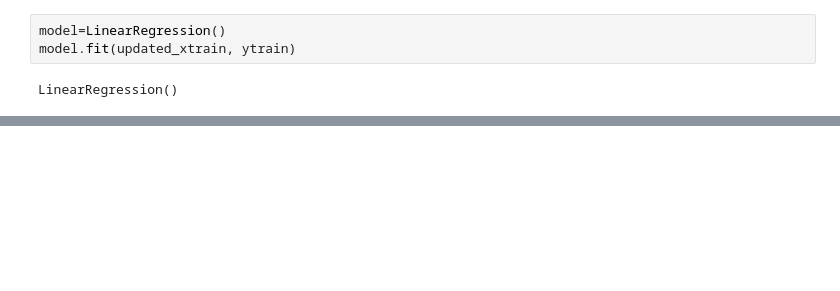
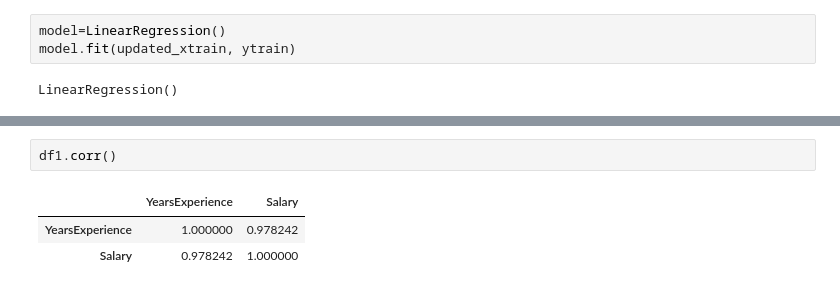
Before and after one commit to idrisrazaballry/machineLearning, a Jupyter notebook: ass3.ipynb, the cells around one changed output, grey strips where cells are left out. Drawn from its saved outputs; the diff is of its cells as text; blank space fills up the shorter version.

```diff
--- a/ass3.ipynb
+++ b/ass3.ipynb
@@ -160,0 +231,6 @@ mae=mean_absolute_error(ytrain, y_pred_train)
+# %%
+df1.corr()
+# %% [output]
+|  | YearsExperience | Salary |
+| YearsExperience | 1.000000 | 0.978242 |
+| Salary | 0.978242 | 1.000000 |
```
Also changed, not shown: parts of 30 cells of this notebook.
